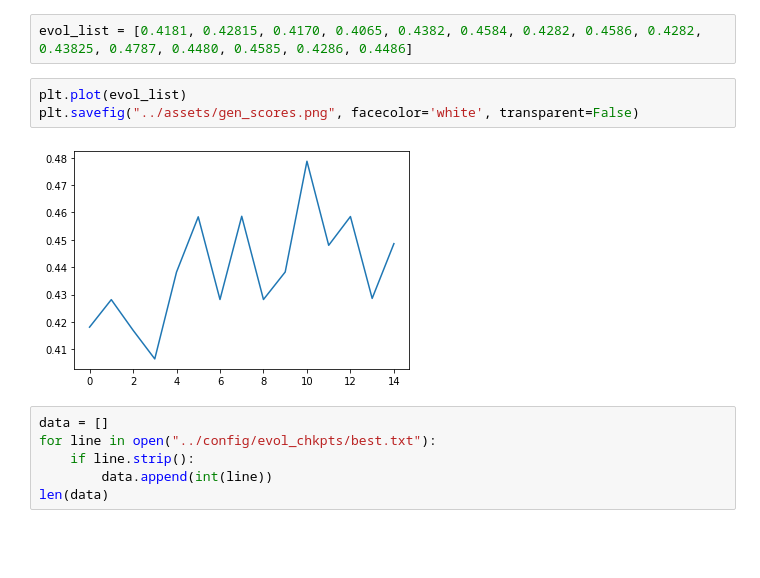
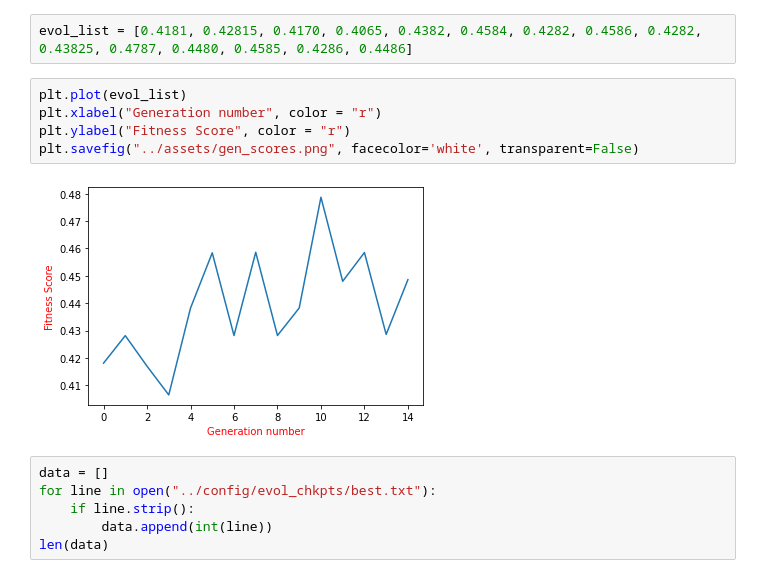
Before and after one commit to tech-wiz18/Soft-Computing, a Jupyter notebook: notebooks/results_plot.ipynb, the cells around one changed output. Cells and saved outputs as stored; diff of their text form; blank space fills up the shorter version.

```diff
--- a/notebooks/results_plot.ipynb
+++ b/notebooks/results_plot.ipynb
@@ -5,9 +5,11 @@ import matplotlib.pyplot as plt
 evol_list = [0.4181, 0.42815, 0.4170, 0.4065, 0.4382, 0.4584, 0.4282, 0.4586, 0.4282, 0.43825, 0.4787, 0.4480, 0.4585, 0.4286, 0.4486]
 # %%
 plt.plot(evol_list)
+plt.xlabel("Generation number", color = "r")
+plt.ylabel("Fitness Score", color = "r")
 plt.savefig("../assets/gen_scores.png", facecolor='white', transparent=False)
 # %% [output]
-[figure, old version]
+[figure, new version]
 # %%
 data = []
 for line in open("../config/evol_chkpts/best.txt"):
```
Also changed, not shown: parts of 2 cells of this notebook, 3 other files.
